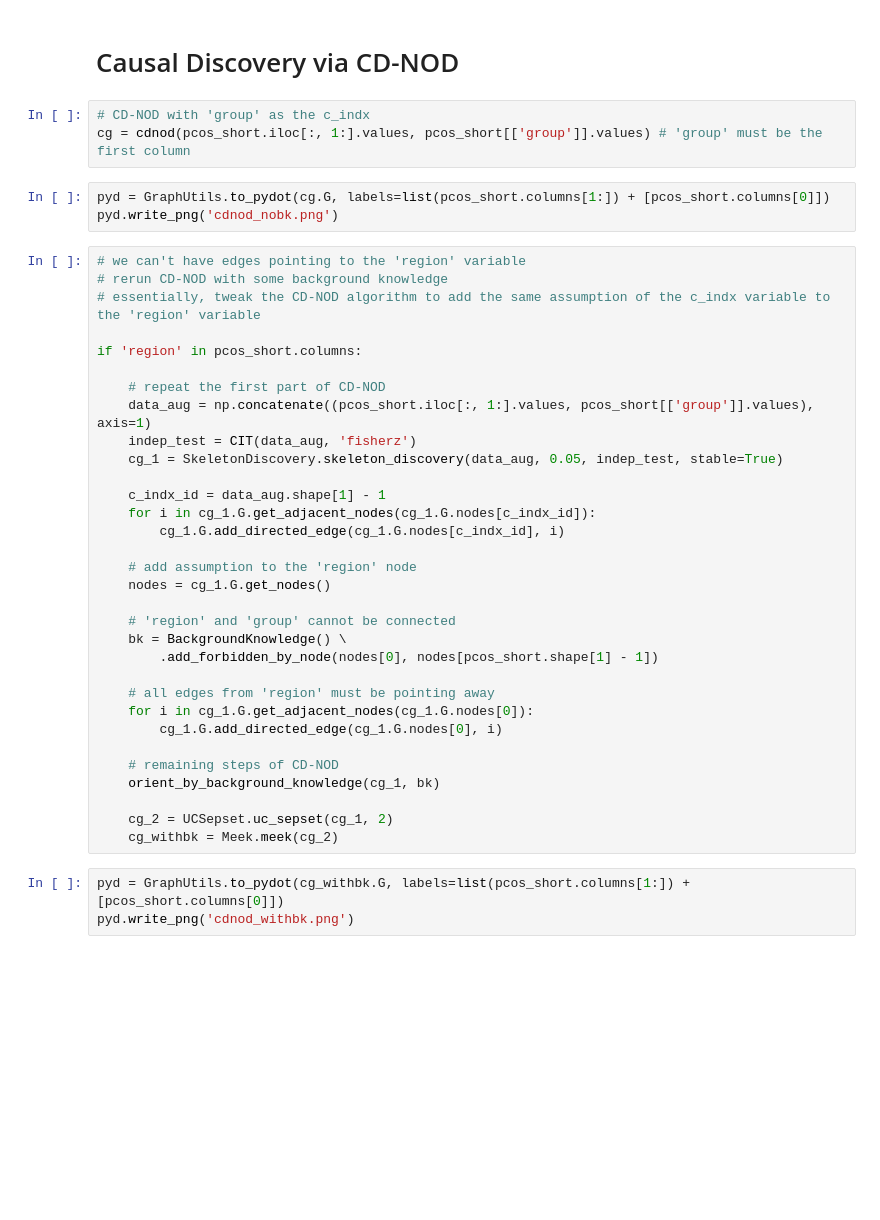
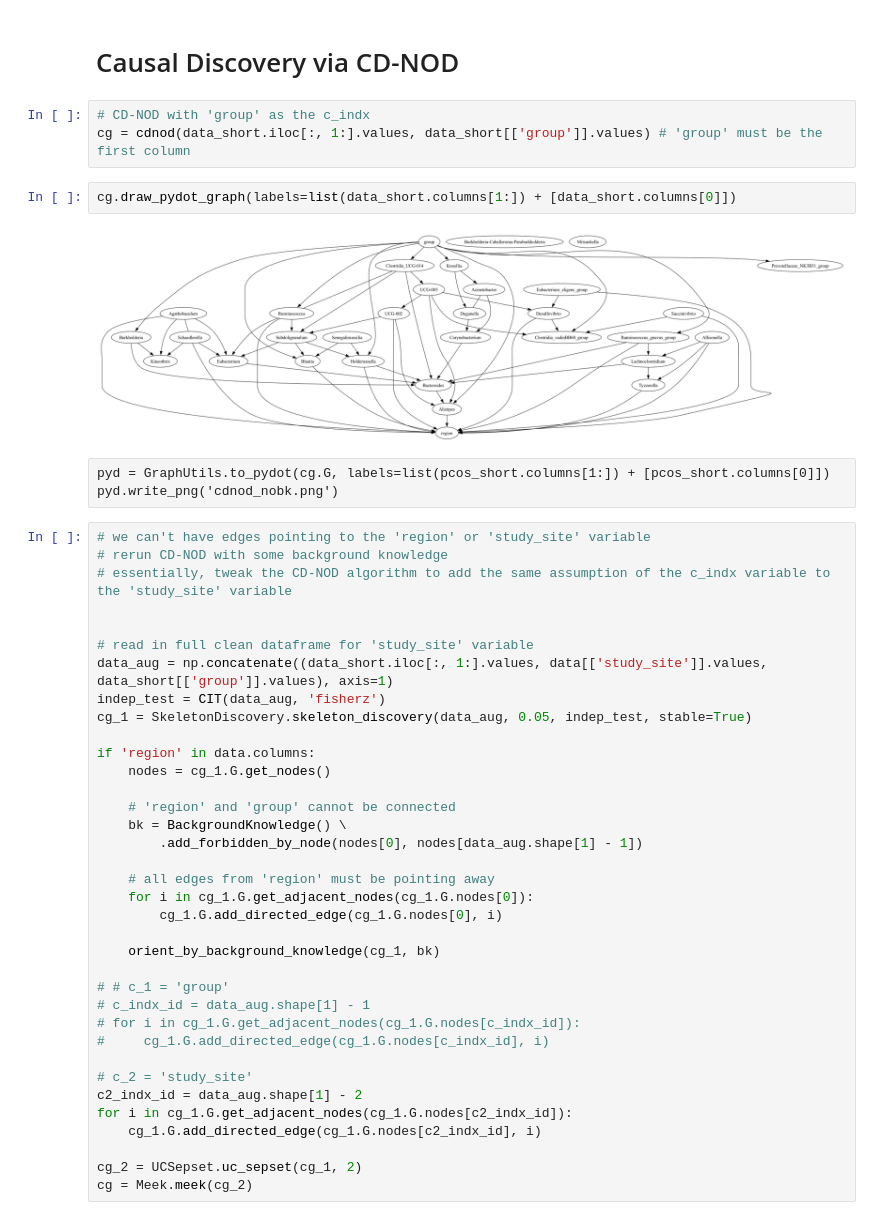
Before and after one commit to nzhang20/Causal-Discovery-on-Gut-Microbial-Data-for-Disease-Risk-Prediction, a Jupyter notebook: notebooks/microbe-disease-network.ipynb, the cells around one changed output. Saved outputs shown, nothing was run; the diff lists cells and outputs as text; blank space fills up the shorter version.

Commit message:
update config for flexible graphing

```diff
--- a/notebooks/microbe-disease-network.ipynb
+++ b/notebooks/microbe-disease-network.ipynb
@@ -84,42 +77,47 @@ pcos_short
 # Causal Discovery via CD-NOD
 # %%
 # CD-NOD with 'group' as the c_indx
-cg = cdnod(pcos_short.iloc[:, 1:].values, pcos_short[['group']].values) # 'group' must be the first column
+cg = cdnod(data_short.iloc[:, 1:].values, data_short[['group']].values) # 'group' must be the first column
-# %%
-pyd = GraphUtils.to_pydot(cg.G, labels=list(pcos_short.columns[1:]) + [pcos_short.columns[0]])
-pyd.write_png('cdnod_nobk.png')
+# %%
+cg.draw_pydot_graph(labels=list(data_short.columns[1:]) + [data_short.columns[0]])
+# %% [output]
+[figure, added]
+# %% [raw]
+pyd = GraphUtils.to_pydot(cg.G, labels=list(pcos_short.columns[1:]) + [pcos_short.columns[0]])
+pyd.write_png('cdnod_nobk.png')
 # %%
-# we can't have edges pointing to the 'region' variable
+# we can't have edges pointing to the 'region' or 'study_site' variable
 # rerun CD-NOD with some background knowledge
-# essentially, tweak the CD-NOD algorithm to add the same assumption of the c_indx variable to the 'region' variable
+# essentially, tweak the CD-NOD algorithm to add the same assumption of the c_indx variable to the 'study_site' variable
 
-if 'region' in pcos_short.columns:
 
-    # repeat the first part of CD-NOD
-    data_aug = np.concatenate((pcos_short.iloc[:, 1:].values, pcos_short[['group']].values), axis=1)
-    indep_test = CIT(data_aug, 'fisherz')
-    cg_1 = SkeletonDiscovery.skeleton_discovery(data_aug, 0.05, indep_test, stable=True)
+# read in full clean dataframe for 'study_site' variable
+data_aug = np.concatenate((data_short.iloc[:, 1:].values, data[['study_site']].values, data_short[['group']].values), axis=1)
+indep_test = CIT(data_aug, 'fisherz')
+cg_1 = SkeletonDiscovery.skeleton_discovery(data_aug, 0.05, indep_test, stable=True)
 
-    c_indx_id = data_aug.shape[1] - 1
-    for i in cg_1.G.get_adjacent_nodes(cg_1.G.nodes[c_indx_id]):
-        cg_1.G.add_directed_edge(cg_1.G.nodes[c_indx_id], i)
-
-    # add assumption to the 'region' node
+if 'region' in data.columns:
     nodes = cg_1.G.get_nodes()
 
     # 'region' and 'group' cannot be connected
     bk = BackgroundKnowledge() \
-        .add_forbidden_by_node(nodes[0], nodes[pcos_short.shape[1] - 1])
+        .add_forbidden_by_node(nodes[0], nodes[data_aug.shape[1] - 1])
 
     # all edges from 'region' must be pointing away
     for i in cg_1.G.get_adjacent_nodes(cg_1.G.nodes[0]):
         cg_1.G.add_directed_edge(cg_1.G.nodes[0], i)
 
-    # remaining steps of CD-NOD
     orient_by_background_knowledge(cg_1, bk)
 
-    cg_2 = UCSepset.uc_sepset(cg_1, 2)
-    cg_withbk = Meek.meek(cg_2)
+# # c_1 = 'group'
+# c_indx_id = data_aug.shape[1] - 1
+# for i in cg_1.G.get_adjacent_nodes(cg_1.G.nodes[c_indx_id]):
+#     cg_1.G.add_directed_edge(cg_1.G.nodes[c_indx_id], i)
+
+# c_2 = 'study_site'
+c2_indx_id = data_aug.shape[1] - 2
+for i in cg_1.G.get_adjacent_nodes(cg_1.G.nodes[c2_indx_id]):
+    cg_1.G.add_directed_edge(cg_1.G.nodes[c2_indx_id], i)
+
+cg_2 = UCSepset.uc_sepset(cg_1, 2)
+cg = Meek.meek(cg_2)
-# %%
-pyd = GraphUtils.to_pydot(cg_withbk.G, labels=list(pcos_short.columns[1:]) + [pcos_short.columns[0]])
-pyd.write_png('cdnod_withbk.png')
```
Also changed, not shown: parts of 11 cells of this notebook, 51 other files.
